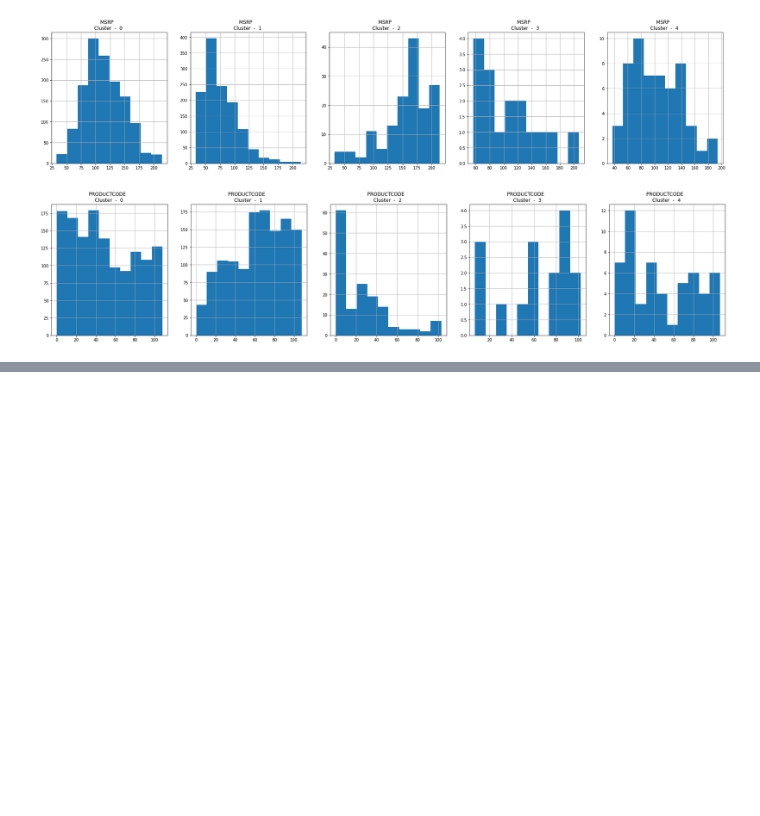
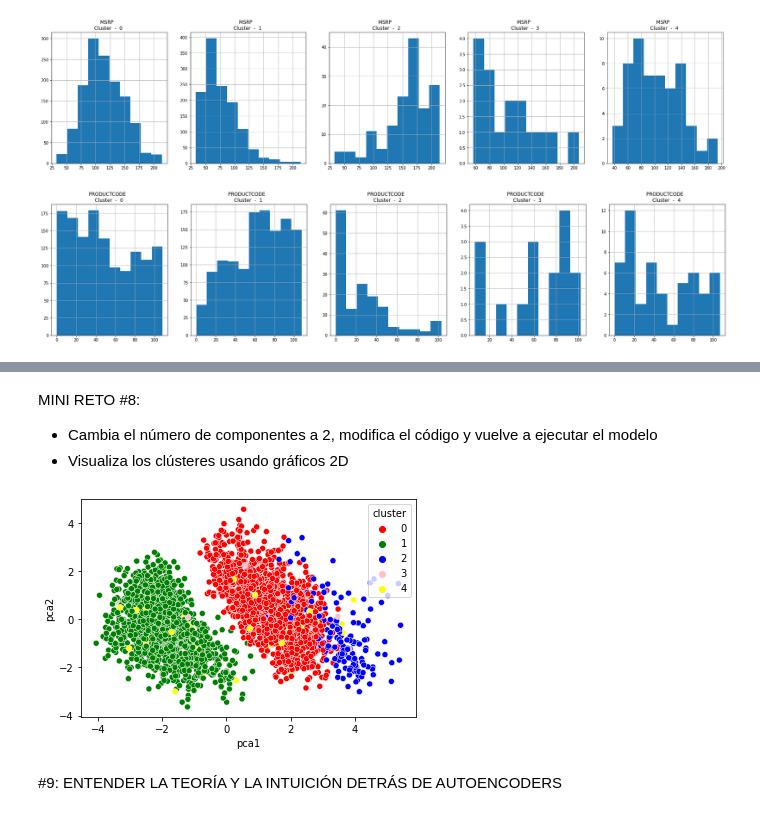
Before and after one commit to sergioarnold87/Marketing-Inteligencia_Artificial, a Jupyter notebook: Marketing_I_A.ipynb, the cells around one changed output, grey strips where cells are left out. Drawn from its saved outputs; the diff is of its cells as text; code cells hidden in the pictures; blank space fills up the shorter version.

Commit message:
culminado autoencoders

```diff
--- a/Marketing_I_A.ipynb
+++ b/Marketing_I_A.ipynb
@@ -662,0 +715,17 @@ for i in sales_df.columns[:8]:
+# %% [markdown]
+MINI RETO #8:
+- Cambia el número de componentes a 2, modifica el código y vuelve a ejecutar el modelo
+- Visualiza los clústeres usando gráficos 2D
+# %%
+pca = PCA(n_components = 2)
+principal_comp = pca.fit_transform(sales_df_scaled)
+
+pca_df = pd.DataFrame(data = principal_comp, columns = ['pca1', 'pca2'])
+pca_df = pd.concat([pca_df, pd.DataFrame({'cluster':labels})], axis = 1)
+
+ax = sns.scatterplot(x = "pca1", y = "pca2", hue = "cluster", data = pca_df, palette = ["red", "green", "blue", "pink", "yellow"])
+plt.show()
+# %% [output]
+[figure, added]
+# %% [markdown]
+#9: ENTENDER LA TEORÍA Y LA INTUICIÓN DETRÁS DE AUTOENCODERS
```
Also changed, not shown: parts of 12 cells of this notebook.
